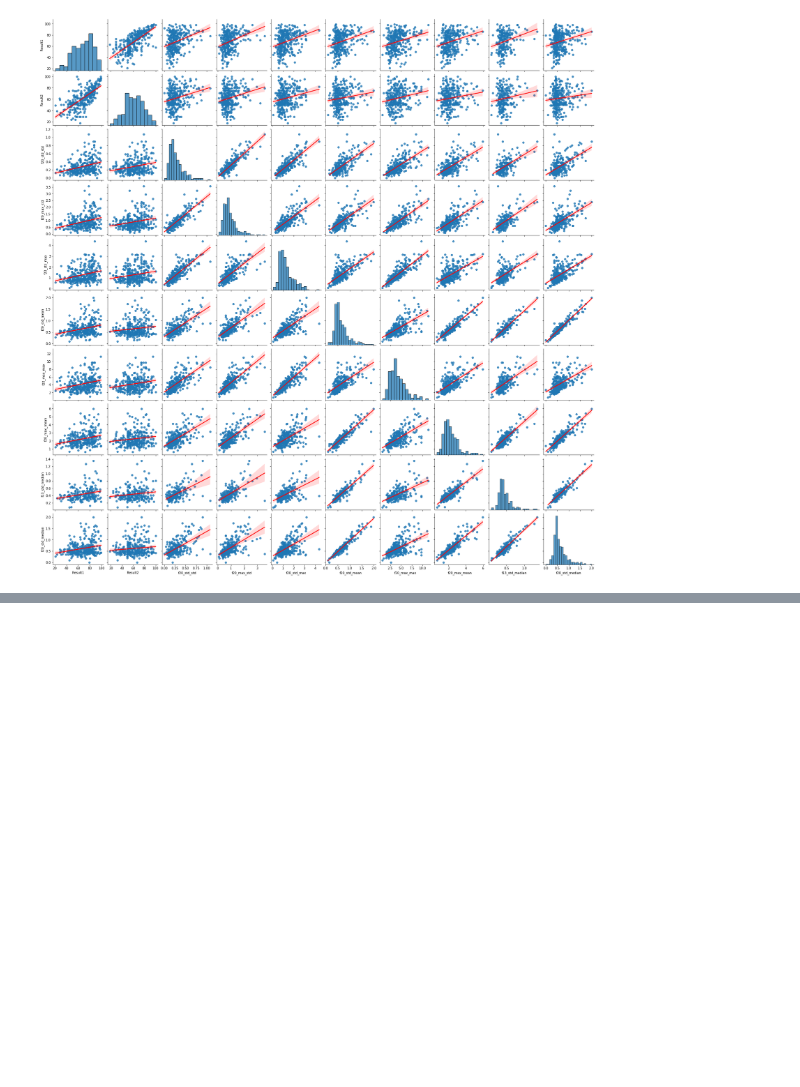
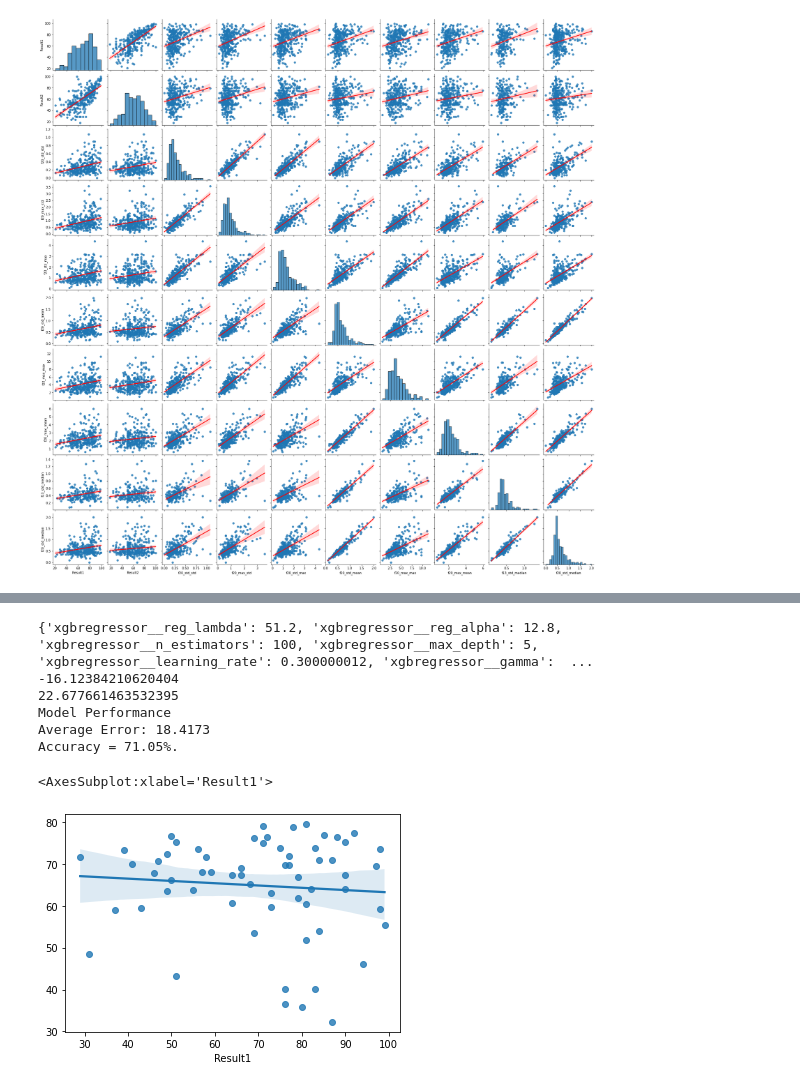
Before and after one commit to dnlkelly1/HealthPredict, a Jupyter notebook: dataCleaning.ipynb, the cells around one changed output, grey strips where cells are left out. Saved outputs shown, nothing was run; the diff lists cells and outputs as text; code cells hidden in the pictures; blank space fills up the shorter version.

Commit message:
Added basic machine learning training and evaluation using Randomforest, XGBoost and LightGBM

```diff
--- a/dataCleaning.ipynb
+++ b/dataCleaning.ipynb
@@ -95,0 +129,13 @@ sns.pairplot(summaryMotionQS[topCorrelationsResult1.index.values.tolist()],kind=
+# %%
+#built feature vector matrix X
+X = summaryMotionQS.iloc[:,2:summaryMotionQS.shape[1]-45]
+#build label matrix y...y has 2 columns, one for Result1 labels and one for Result2 labels. Models will be training independently on both of these
+y = summaryMotionQS[['Result1','Result2']]
+# %%
+#split into train and test
+X_train, X_test, y_train, y_test = train_test_split(X,y,test_size=0.2)
+#create Result1 and Result2 specific y train and test vectors
+y_train_Result1 = y_train['Result1']
+y_train_Result2 = y_train['Result2']
+y_test_Result1 = y_test['Result1']
+y_test_Result2 = y_test['Result2']
@@ -95,0 +164,23 @@ sns.pairplot(summaryMotionQS[topCorrelationsResult1.index.values.tolist()],kind=
+# %%
+#LightGBM Initialise
+model1 = make_pipeline(SimpleImputer(strategy='median'),StandardScaler(),SelectKBest(mutual_info_regression, k=20),LGBMRegressor(n_estimators=50,random_state = 42))
+
+param_grid =[{'selectkbest__k': [50,100,200,250,300],
+             'lgbmregressor__num_leaves': sp_randint(3, 50),
+             'lgbmregressor__min_child_samples': sp_randint(100, 500),
+             'lgbmregressor__min_child_weight': [1e-5, 1e-3, 1e-2, 1e-1, 1, 1e1, 1e2, 1e3, 1e4],
+             'lgbmregressor__subsample': sp_uniform(loc=0.2, scale=0.8),
+             'lgbmregressor__colsample_bytree': sp_uniform(loc=0.4, scale=0.6),
+             'lgbmregressor__reg_alpha': [0, 1e-1, 1, 2, 5, 7, 10, 50, 100],
+             'lgbmregressor__reg_lambda': [0, 1e-1, 1, 5, 10, 20, 50, 100],
+             'lgbmregressor__n_estimators': [100, 200, 400, 600, 800, 1000, 1200, 1400, 1600]}]
+# %%
+grid1 = RandomizedSearchCV(model1,param_grid,scoring='neg_root_mean_squared_error',n_iter=200,cv=5,verbose=1,n_jobs=-1)
+grid1.fit(X_train,y_train_Result1)
+
+print(grid1.best_params_)
+print(grid1.best_score_)
+
+test_pred = grid1.best_estimator_.predict(X_test)
+
+evaluate(grid1.best_estimator_,X_test,y_test_Result1)
@@ -95,0 +195,16 @@ sns.pairplot(summaryMotionQS[topCorrelationsResult1.index.values.tolist()],kind=
+# %%
+#### xgboost
+print(grid1.best_params_)
+print(grid1.best_score_)
+print(mean_squared_error(y_test_Result1,test_pred)**0.5)
+evaluate(grid1.best_estimator_,X_test,y_test_Result1)
+sns.regplot(y_test_Result1,test_pred)
+# %% [output]
+{'xgbregressor__reg_lambda': 51.2, 'xgbregressor__reg_alpha': 12.8, 'xgbregressor__n_estimators': 100, 'xgbregressor__max_depth': 5, 'xgbregressor__learning_rate': 0.300000012, 'xgbregressor__gamma':  ...
+-16.12384210620404
+22.677661463532395
+Model Performance
+Average Error: 18.4173
+Accuracy = 71.05%.
+<AxesSubplot:xlabel='Result1'>
+[figure, added]
```
Also changed, not shown: parts of 14 cells of this notebook.
